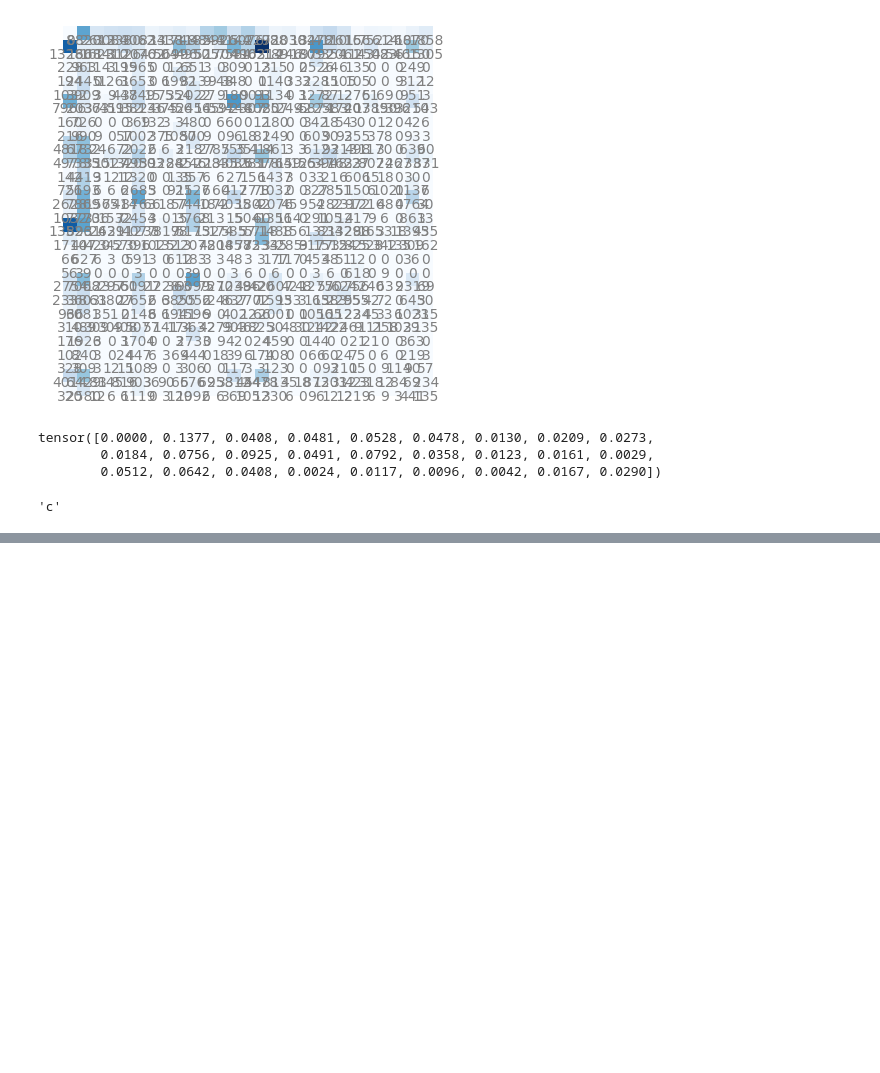
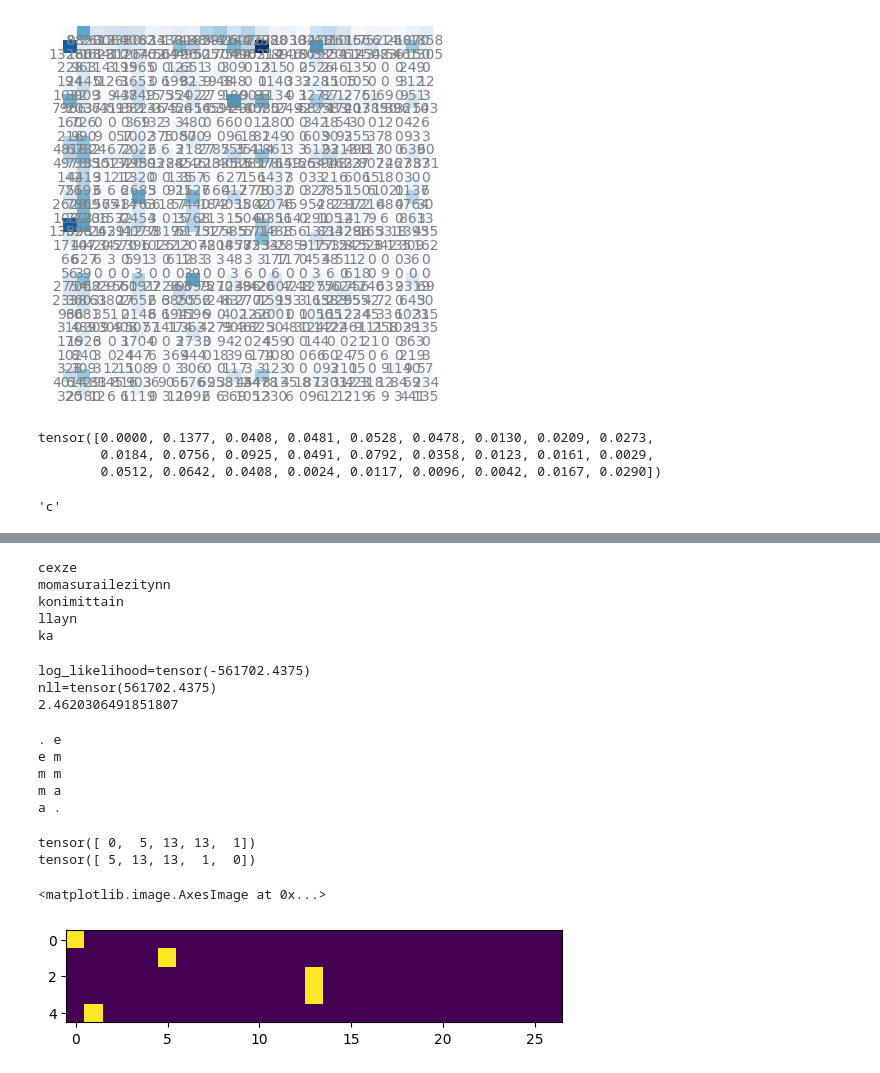
Before and after one commit to Jack47/ng-video-lecture, a Jupyter notebook: makemore-part1-bigrams.ipynb, the cells around one changed output, grey strips where cells are left out. Saved outputs shown, nothing was run; the diff lists cells and outputs as text; code cells hidden in the pictures; blank space fills up the shorter version.

Commit message:
add log likelihood and one hot

```diff
--- a/makemore-part1-bigrams.ipynb
+++ b/makemore-part1-bigrams.ipynb
@@ -88,0 +98,75 @@ itos[ix]
+# %%
+P = (N+1).float()
+P = P/P.sum(1, keepdim=True)
+
+g = torch.Generator().manual_seed(2147483647)
+
+for i in range(5):
+    out = []
+    ix = 0
+    while True:
+        p = P[ix]
+        ix = torch.multinomial(p, num_samples=1, replacement=True, generator=g).item()
+        if itos[ix] == '.':
+            break
+        out.append(itos[ix])
+    print(''.join(out))
+# %% [output]
+cexze
+momasurailezitynn
+konimittain
+llayn
+ka
+# %%
+log_likelihood = 0.0
+n = 0
+
+for w in words:
+    ws = ['.'] + list(w) + ['.']
+    for ch1, ch2 in zip(ws, ws[1:]):
+        prob = P[stoi[ch1]][stoi[ch2]]
+        logprob = torch.log(prob)
+        log_likelihood += logprob
+        n += 1
+
+print(f'{log_likelihood=}')
+nll = -log_likelihood
+print(f'{nll=}')
+print(f'{nll/n}')
+# %% [output]
+log_likelihood=tensor(-561702.4375)
+nll=tensor(561702.4375)
+2.4620306491851807
+# %%
+# create the training set of bigrams (x,y)
+xs, ys = [], []
+for w in words[:1]:
+    chs = ['.'] + list(w) + ['.']
+    for idx, idy in zip(chs, chs[1:]):
+        print(idx, idy)
+        xs.append(stoi[idx])
+        ys.append(stoi[idy])
+
+xs = torch.tensor(xs)
+ys = torch.tensor(ys)
+# %% [output]
+. e
+e m
+m m
+m a
+a .
+# %%
+print(xs)
+print(ys)
+# %% [output]
+tensor([ 0,  5, 13, 13,  1])
+tensor([ 5, 13, 13,  1,  0])
+# %%
+import torch.nn.functional as F
+xenc = F.one_hot(xs, num_classes=27).float()
+xenc
+xenc.shape
+plt.imshow(xenc)
+# %% [output]
+<matplotlib.image.AxesImage at 0x...>
+[figure, added]
```
Also changed, not shown: parts of 2 cells of this notebook.
